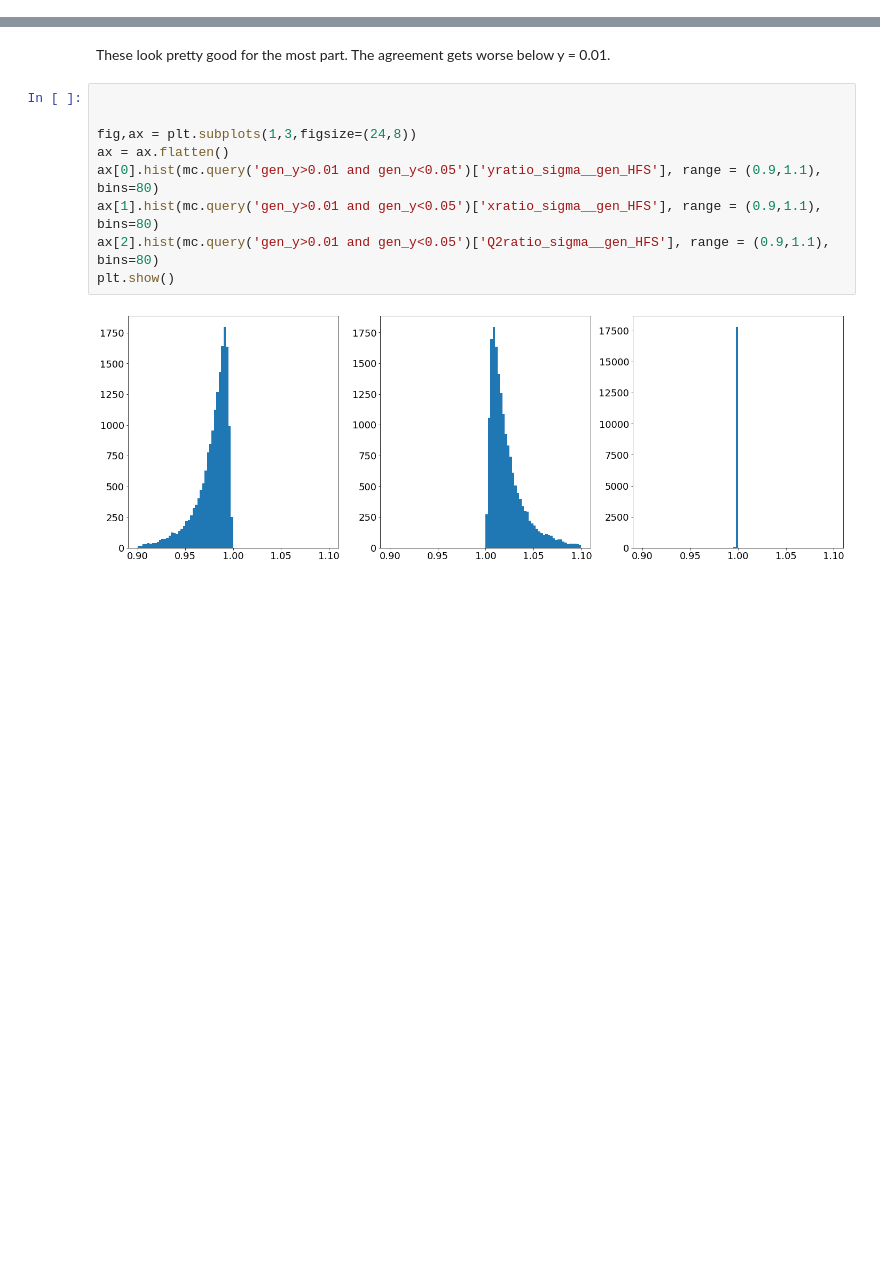
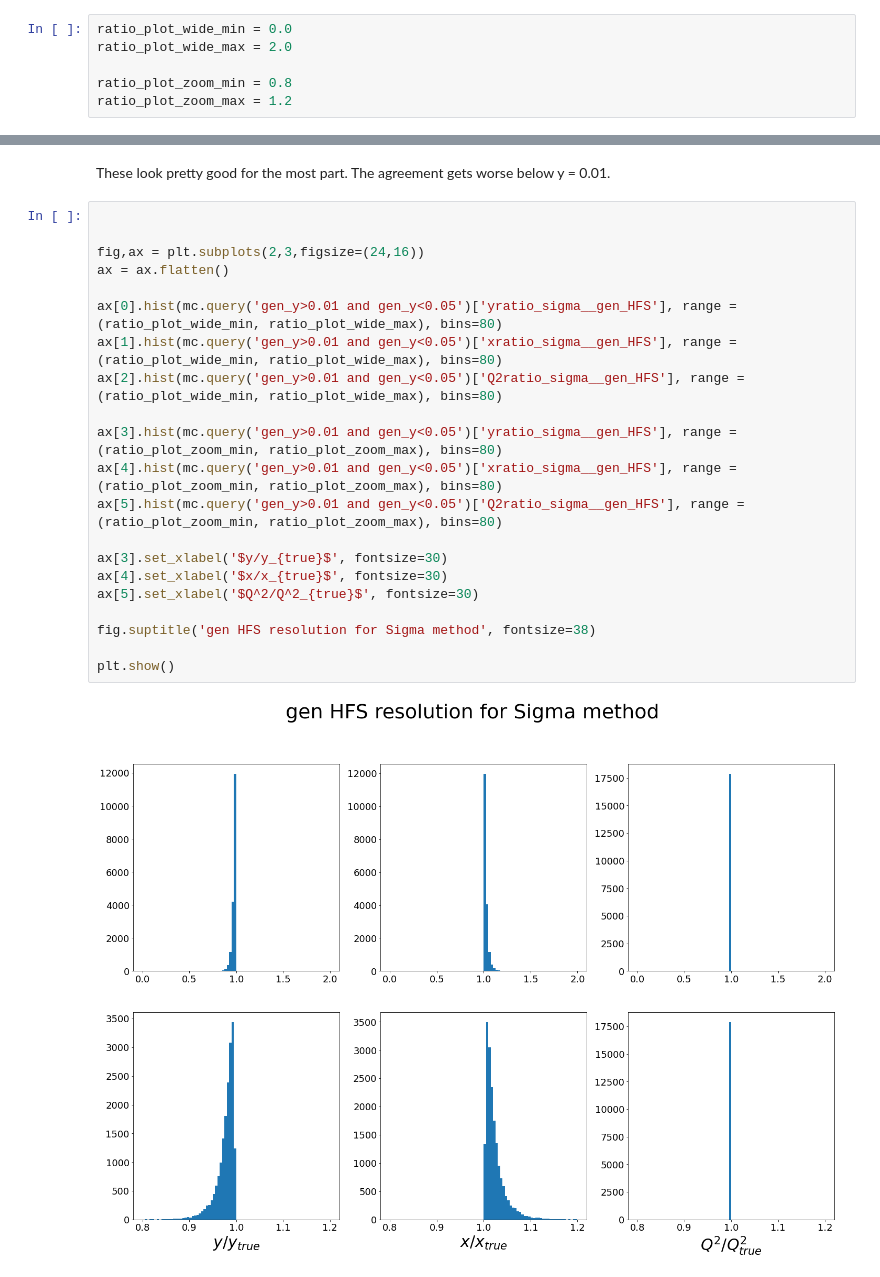
Before and after one commit to owen234/DIS-reco, a Jupyter notebook: gen-hfs-validation.ipynb, the cells around one changed output, grey strips where cells are left out. Cells and saved outputs as stored; diff of their text form; blank space fills up the shorter version.

```diff
--- a/gen-hfs-validation.ipynb
+++ b/gen-hfs-validation.ipynb
@@ -176,3 +196,9 @@ mc[['gen_y','y_h__gen_HFS',    'gen_Q2','Q2_h__gen_HFS',    'gen_x', 'x_h__gen_H
+# %%
+ratio_plot_wide_min = 0.0
+ratio_plot_wide_max = 2.0
+
+ratio_plot_zoom_min = 0.8
+ratio_plot_zoom_max = 1.2
 # %% [markdown]
 ### Sigma method: 2D plots and plots of rec/gen for x,y,Q2
 # %%
@@ -189,12 +222,24 @@ These look pretty good for the most part.  The agreement gets worse below y = 0.
 # %%
 
 
-fig,ax = plt.subplots(1,3,figsize=(24,8))
+fig,ax = plt.subplots(2,3,figsize=(24,16))
 ax = ax.flatten()
-ax[0].hist(mc.query('gen_y>0.01 and gen_y<0.05')['yratio_sigma__gen_HFS'], range = (0.9,1.1), bins=80)
-ax[1].hist(mc.query('gen_y>0.01 and gen_y<0.05')['xratio_sigma__gen_HFS'], range = (0.9,1.1), bins=80)
-ax[2].hist(mc.query('gen_y>0.01 and gen_y<0.05')['Q2ratio_sigma__gen_HFS'], range = (0.9,1.1), bins=80)
+
+ax[0].hist(mc.query('gen_y>0.01 and gen_y<0.05')['yratio_sigma__gen_HFS'], range = (ratio_plot_wide_min, ratio_plot_wide_max), bins=80)
+ax[1].hist(mc.query('gen_y>0.01 and gen_y<0.05')['xratio_sigma__gen_HFS'], range = (ratio_plot_wide_min, ratio_plot_wide_max), bins=80)
+ax[2].hist(mc.query('gen_y>0.01 and gen_y<0.05')['Q2ratio_sigma__gen_HFS'], range = (ratio_plot_wide_min, ratio_plot_wide_max), bins=80)
+
+ax[3].hist(mc.query('gen_y>0.01 and gen_y<0.05')['yratio_sigma__gen_HFS'], range = (ratio_plot_zoom_min, ratio_plot_zoom_max), bins=80)
+ax[4].hist(mc.query('gen_y>0.01 and gen_y<0.05')['xratio_sigma__gen_HFS'], range = (ratio_plot_zoom_min, ratio_plot_zoom_max), bins=80)
+ax[5].hist(mc.query('gen_y>0.01 and gen_y<0.05')['Q2ratio_sigma__gen_HFS'], range = (ratio_plot_zoom_min, ratio_plot_zoom_max), bins=80)
+
+ax[3].set_xlabel('$y/y_{true}$', fontsize=30)
+ax[4].set_xlabel('$x/x_{true}$', fontsize=30)
+ax[5].set_xlabel('$Q^2/Q^2_{true}$', fontsize=30)
+
+fig.suptitle('gen HFS resolution for Sigma method', fontsize=38)
+
 plt.show()
 # %% [output]
-[figure, old version]
+[figure, new version]
 # %% [markdown]
```
Also changed, not shown: parts of 18 cells of this notebook, 1 other file.
